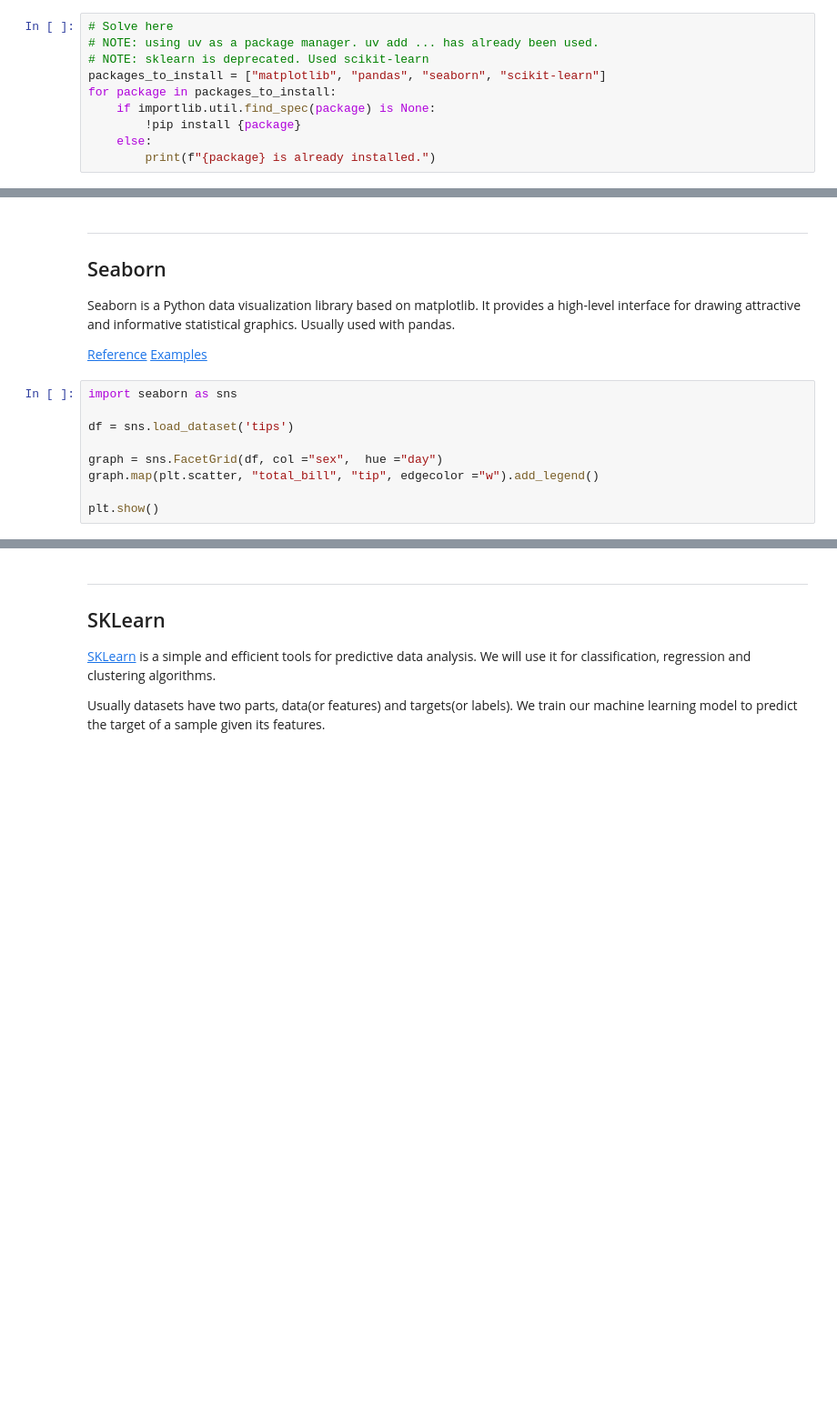
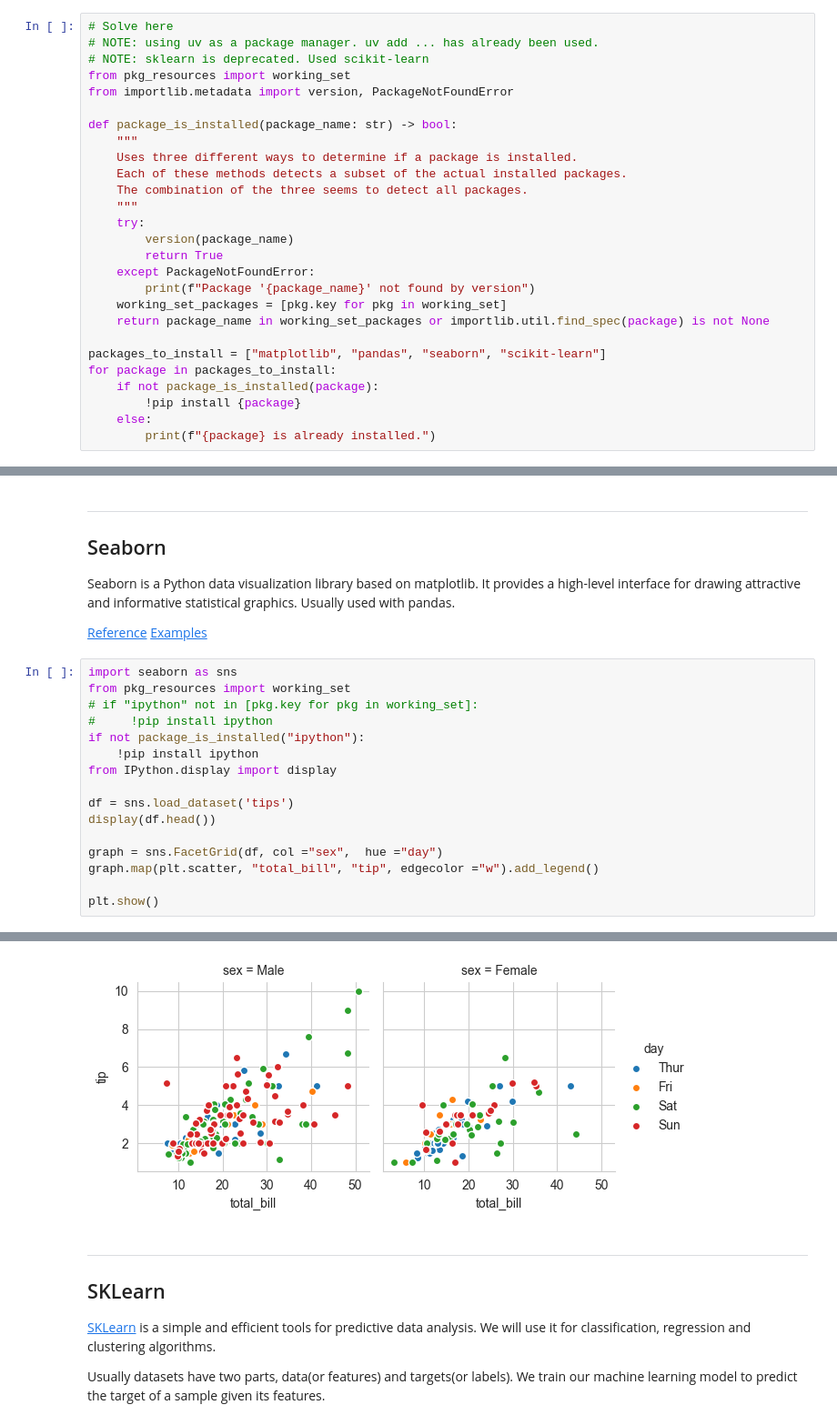
Before and after one commit to rickgladwin/ml_and_deep_learning_challenges, a Jupyter notebook: week_1_foundations/week_1_practical_learning.ipynb, the cells around one changed output, grey strips where cells are left out. Shown at 91% size. Cells and saved outputs as stored; diff of their text form; blank space fills up the shorter version.

Commit message:
detect installed packages 3 different ways (seems to cover all packages)

```diff
--- a/week_1_foundations/week_1_practical_learning.ipynb
+++ b/week_1_foundations/week_1_practical_learning.ipynb
@@ -473,9 +473,26 @@ Install the following packages: `matplotlib`, `pandas`, `seaborn` and `sklearn`
 # Solve here
 # NOTE: using uv as a package manager. uv add ... has already been used.
 # NOTE: sklearn is deprecated. Used scikit-learn
+from pkg_resources import working_set
+from importlib.metadata import version, PackageNotFoundError
+
+def package_is_installed(package_name: str) -> bool:
+    """
+    Uses three different ways to determine if a package is installed.
+    Each of these methods detects a subset of the actual installed packages.
+    The combination of the three seems to detect all packages.
+    """
+    try:
+        version(package_name)
+        return True
+    except PackageNotFoundError:
+        print(f"Package '{package_name}' not found by version")
+    working_set_packages = [pkg.key for pkg in working_set]
+    return package_name in working_set_packages or importlib.util.find_spec(package) is not None
+
 packages_to_install = ["matplotlib", "pandas", "seaborn", "scikit-learn"]
 for package in packages_to_install:
-    if importlib.util.find_spec(package) is None:
+    if not package_is_installed(package):
         !pip install {package}
     else:
         print(f"{package} is already installed.")
@@ -576,10 +669,18 @@ Usually used with pandas.
 [Examples](https://www.geeksforgeeks.org/python-seaborn-tutorial/)
 # %%
 import seaborn as sns
+from pkg_resources import working_set
+# if "ipython" not in [pkg.key for pkg in working_set]:
+#     !pip install ipython
+if not package_is_installed("ipython"):
+    !pip install ipython
+from IPython.display import display
 
 df = sns.load_dataset('tips')
+display(df.head())
 
 graph = sns.FacetGrid(df, col ="sex",  hue ="day")
 graph.map(plt.scatter, "total_bill", "tip", edgecolor ="w").add_legend()
 
 plt.show()
+# %% [output]
@@ -586,3 +693,4 @@ plt.show()
+[figure, added]
 # %% [markdown]
 ---
 ## SKLearn
```
Also changed, not shown: parts of 11 cells of this notebook, 2 other files.
